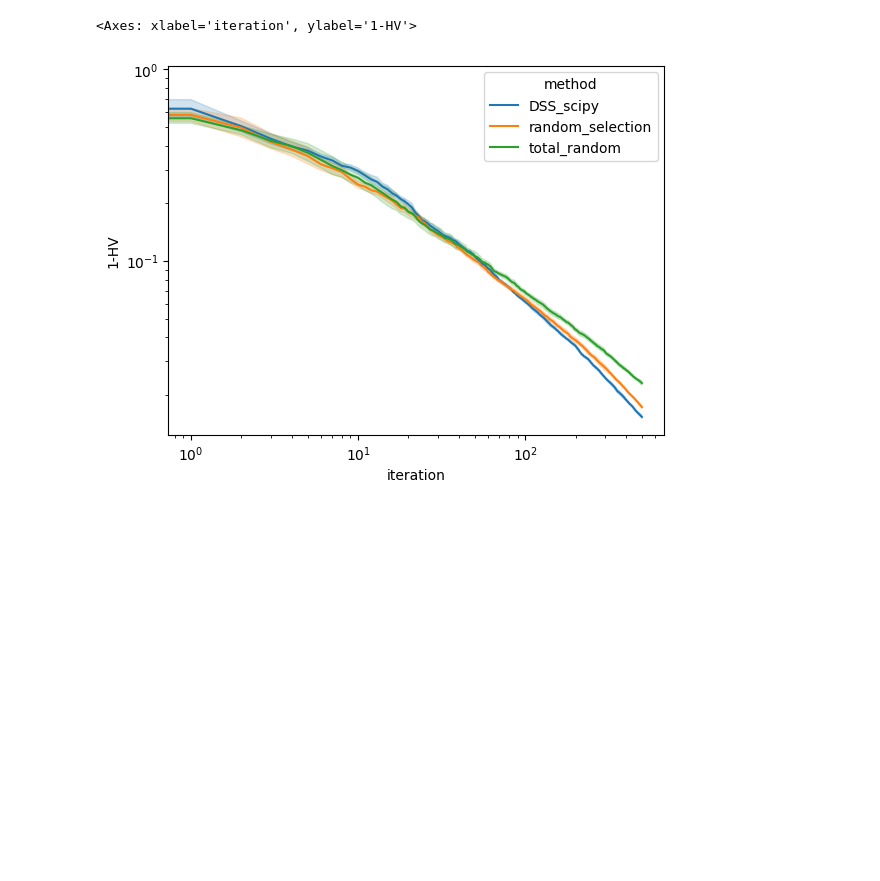
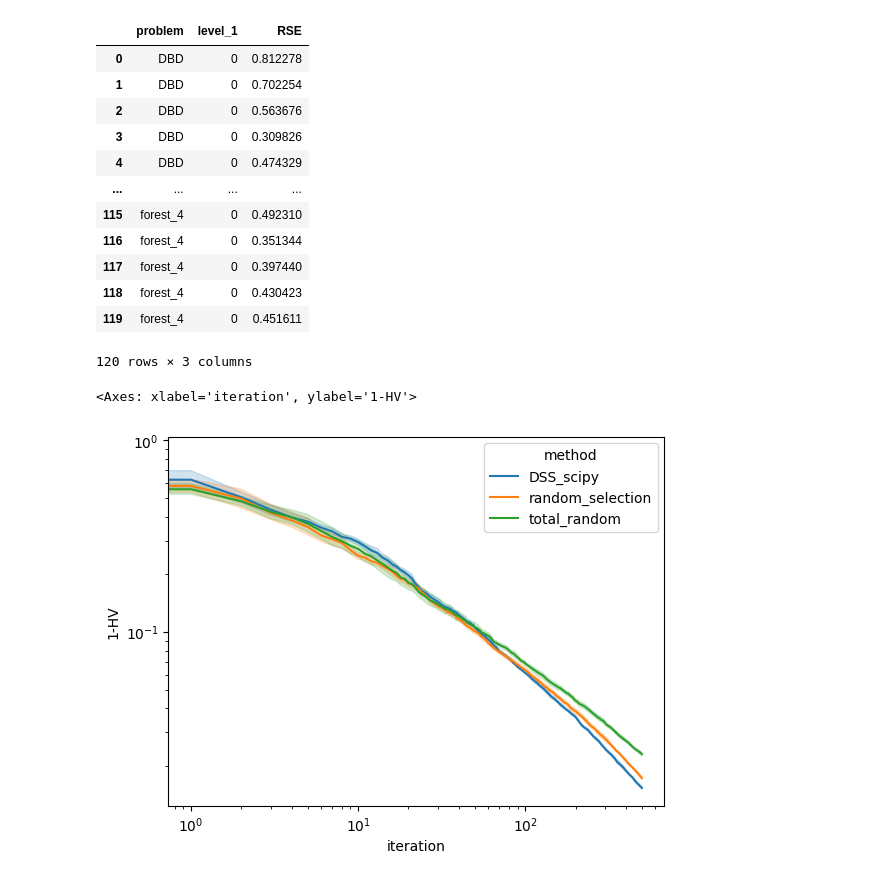
Before and after one commit to light-weaver/iterative-pareto-representer, a Jupyter notebook: notebooks/explore_results.ipynb, the cells around one changed output. Saved outputs shown, nothing was run; the diff lists cells and outputs as text; code cells hidden in the pictures; blank space fills up the shorter version.

```diff
--- a/notebooks/explore_results.ipynb
+++ b/notebooks/explore_results.ipynb
@@ -90,3 +228,19 @@ ax.set_ylim(0.9 * f_pd["IGD"].min(), 0.1)
+# %%
+RSE_results.groupby(["problem"], group_keys=True)["RSE"].apply(lambda x: x-x.min()).reset_index()
+# %% [output]
+|  | problem | level_1 | RSE |
+| 0 | DBD | 0 | 0.812278 |
+| 1 | DBD | 0 | 0.702254 |
+| 2 | DBD | 0 | 0.563676 |
+| 3 | DBD | 0 | 0.309826 |
+| 4 | DBD | 0 | 0.474329 |
+| ... | ... | ... | ... |
+| 115 | forest_4 | 0 | 0.492310 |
+| 116 | forest_4 | 0 | 0.351344 |
+| 117 | forest_4 | 0 | 0.397440 |
+| 118 | forest_4 | 0 | 0.430423 |
+| 119 | forest_4 | 0 | 0.451611 |
+120 rows × 3 columns
 # %%
 f, ax = plt.subplots()
 ax.set(xscale="log", yscale="log")
```
Also changed, not shown: parts of 11 cells of this notebook, 27 other files.
